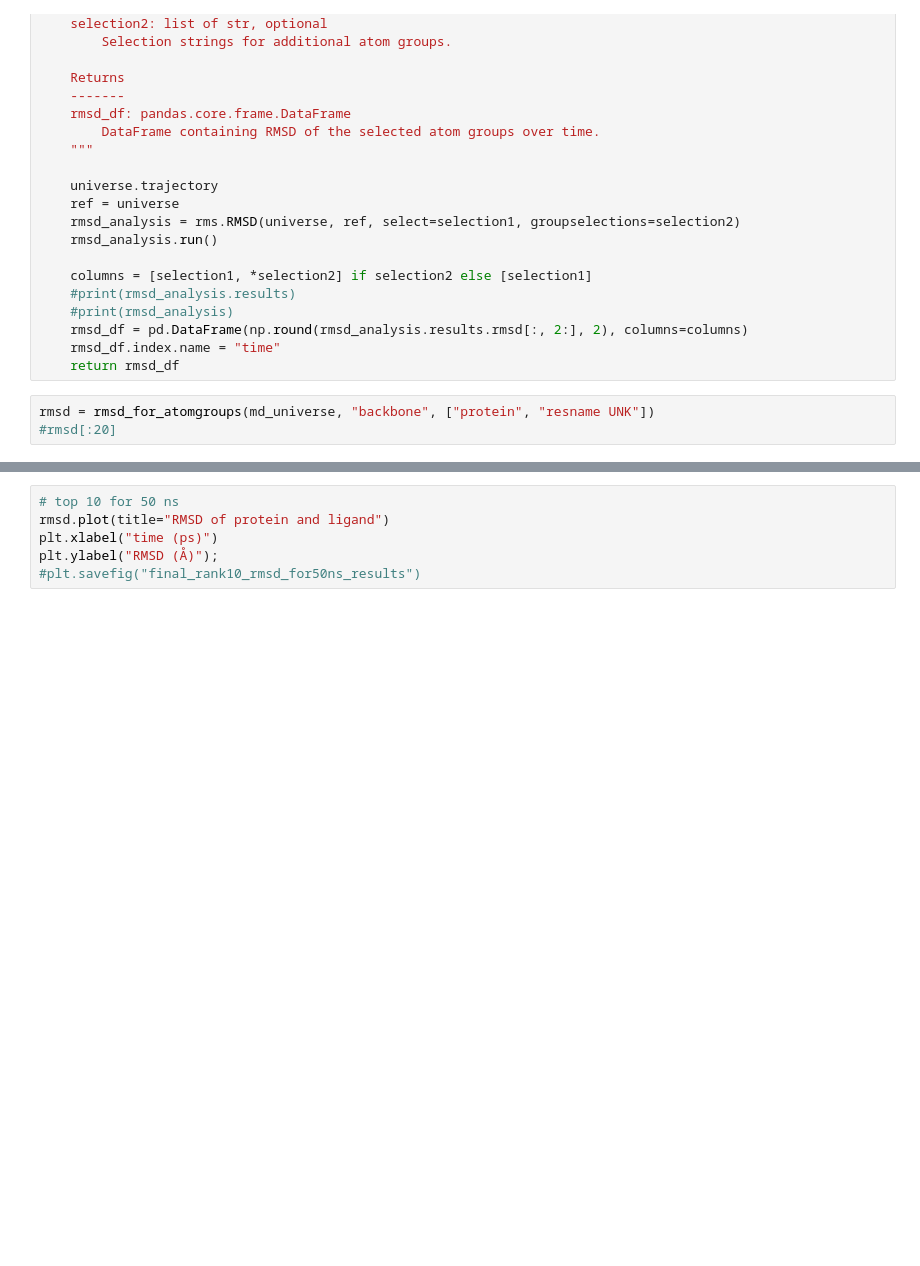
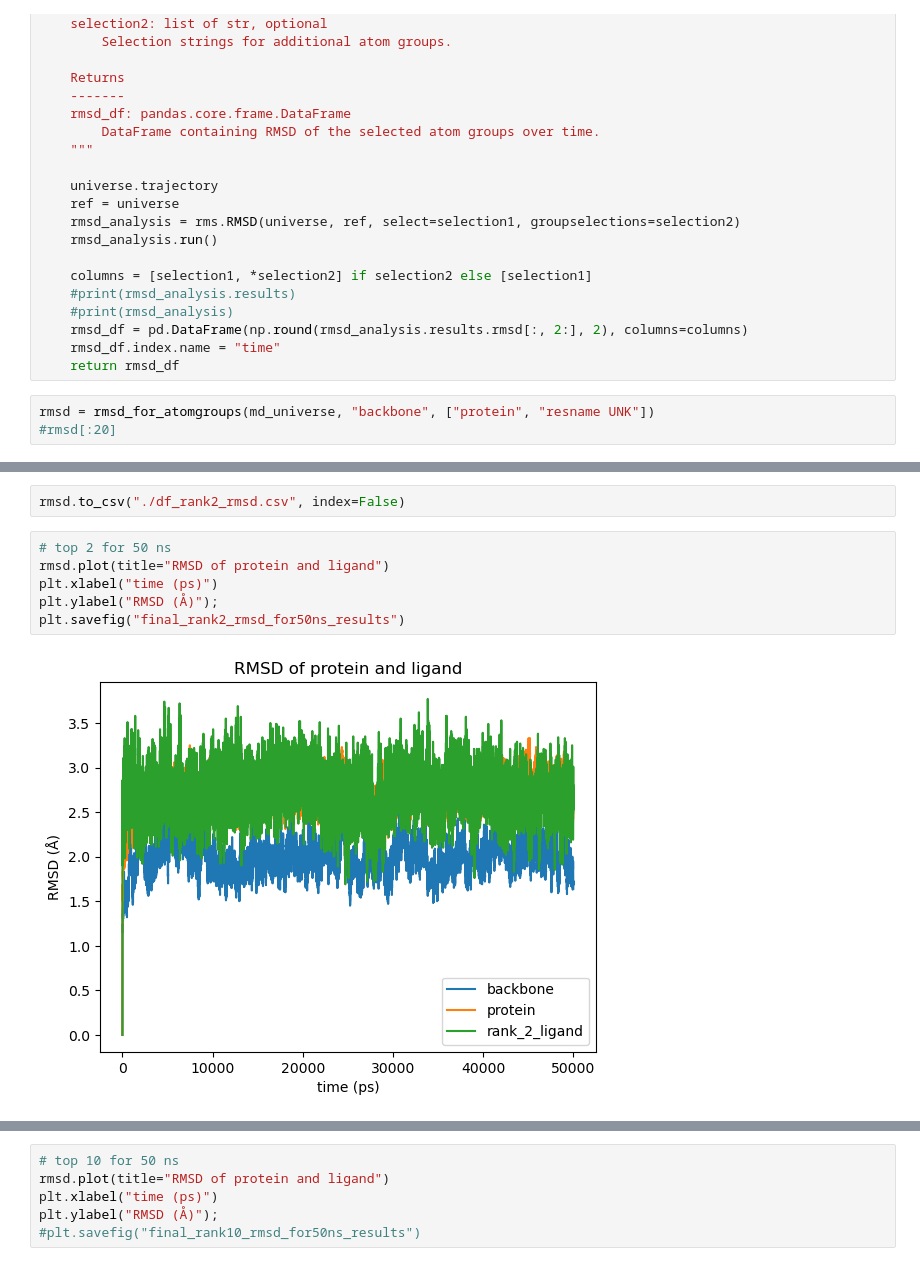
Before and after one commit to DeokhyeonYoon/Molecular-Dynamics-Simulation, a Jupyter notebook: about_rank_2_TEST.ipynb, the cells around one changed output, grey strips where cells are left out. Cells and saved outputs as stored; diff of their text form; blank space fills up the shorter version.

```diff
--- a/about_rank_2_TEST.ipynb
+++ b/about_rank_2_TEST.ipynb
@@ -73,0 +72,10 @@ rmsd.head()
+# %%
+rmsd.to_csv("./df_rank2_rmsd.csv", index=False)
+# %%
+# top 2 for 50 ns
+rmsd.plot(title="RMSD of protein and ligand")
+plt.xlabel("time (ps)")
+plt.ylabel("RMSD (Å)");
+plt.savefig("final_rank2_rmsd_for50ns_results")
+# %% [output]
+[figure, added]
```
Also changed, not shown: parts of 3 cells of this notebook, 1 other file.
